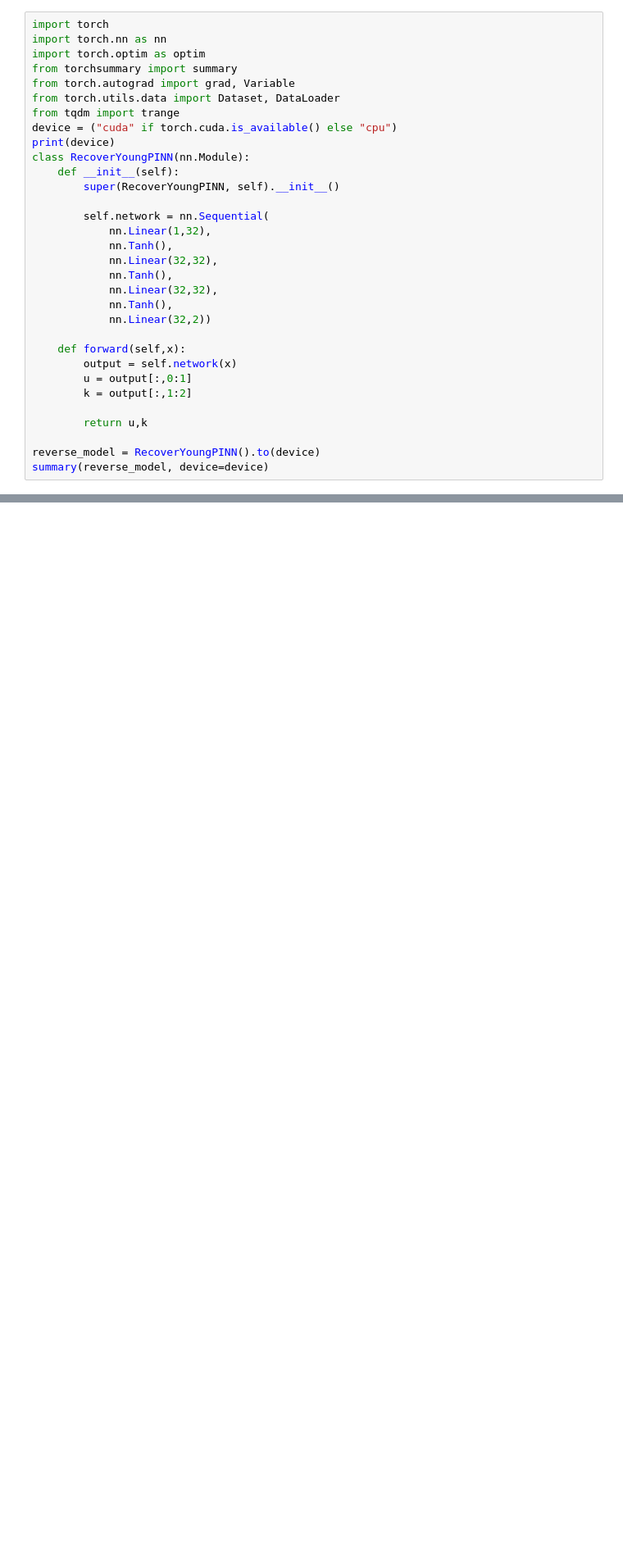
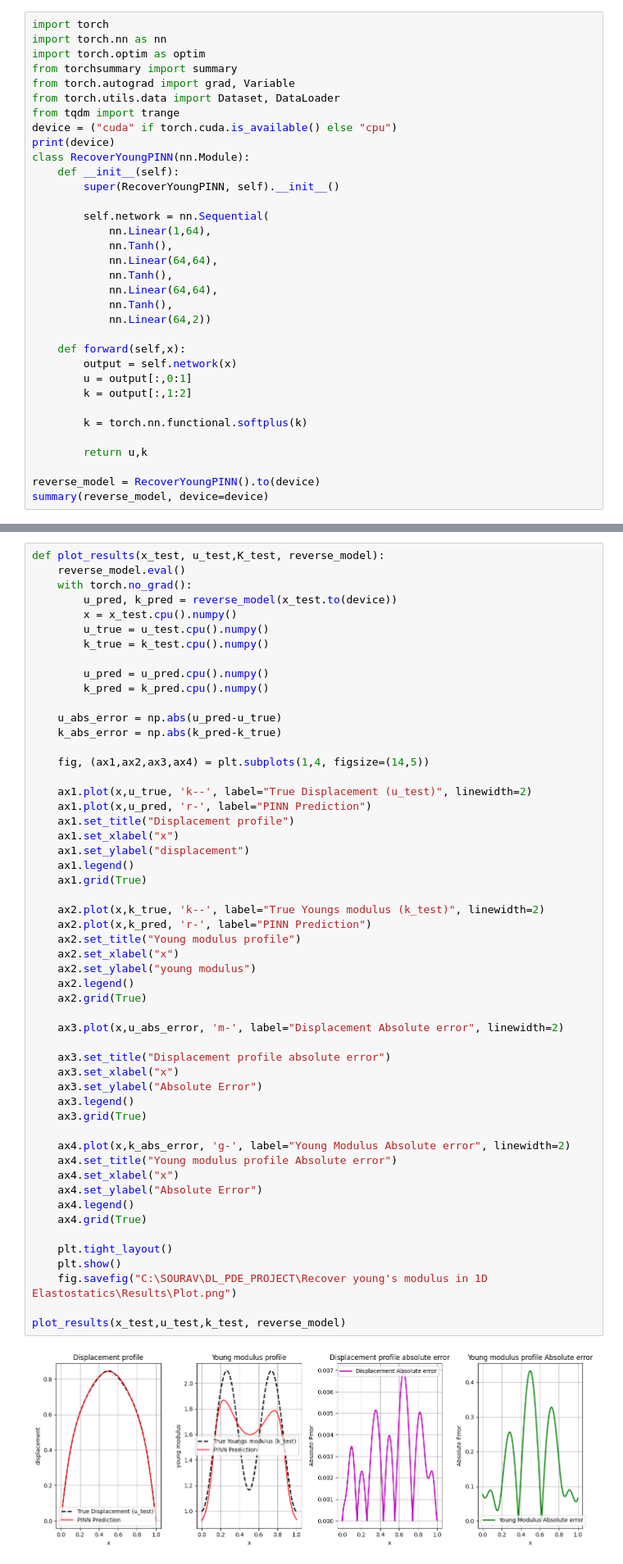
Before and after one commit to sourav0208/Inverse_PINNs_1D_Elastostatics, a Jupyter notebook: Problem_A.ipynb, the cells around one changed output, grey strips where cells are left out. Shown at 82% size. Saved outputs shown, nothing was run; the diff lists cells and outputs as text; blank space fills up the shorter version.

Commit message:
Trained model

```diff
--- a/Problem_A.ipynb
+++ b/Problem_A.ipynb
@@ -115,19 +128,21 @@ class RecoverYoungPINN(nn.Module):
         super(RecoverYoungPINN, self).__init__()
 
         self.network = nn.Sequential(
-            nn.Linear(1,32),
+            nn.Linear(1,64),
             nn.Tanh(),
-            nn.Linear(32,32),
+            nn.Linear(64,64),
             nn.Tanh(),
-            nn.Linear(32,32),
+            nn.Linear(64,64),
             nn.Tanh(),
-            nn.Linear(32,2))
+            nn.Linear(64,2))
 
     def forward(self,x):
         output = self.network(x)
         u = output[:,0:1]
         k = output[:,1:2]
 
+        k = torch.nn.functional.softplus(k)
+
         return u,k
 
 reverse_model = RecoverYoungPINN().to(device)
@@ -258,0 +287,55 @@ Starting training..
+# %%
+def plot_results(x_test, u_test,K_test, reverse_model):
+    reverse_model.eval()
+    with torch.no_grad():
+        u_pred, k_pred = reverse_model(x_test.to(device))
+        x = x_test.cpu().numpy()
+        u_true = u_test.cpu().numpy()
+        k_true = k_test.cpu().numpy()
+
+        u_pred = u_pred.cpu().numpy()
+        k_pred = k_pred.cpu().numpy()
+
+    u_abs_error = np.abs(u_pred-u_true)
+    k_abs_error = np.abs(k_pred-k_true)
+
+    fig, (ax1,ax2,ax3,ax4) = plt.subplots(1,4, figsize=(14,5))
+
+    ax1.plot(x,u_true, 'k--', label="True Displacement (u_test)", linewidth=2)
+    ax1.plot(x,u_pred, 'r-', label="PINN Prediction")
+    ax1.set_title("Displacement profile")
+    ax1.set_xlabel("x")
+    ax1.set_ylabel("displacement")
+    ax1.legend()
+    ax1.grid(True)
+
+    ax2.plot(x,k_true, 'k--', label="True Youngs modulus (k_test)", linewidth=2)
+    ax2.plot(x,k_pred, 'r-', label="PINN Prediction")
+    ax2.set_title("Young modulus profile")
+    ax2.set_xlabel("x")
+    ax2.set_ylabel("young modulus")
+    ax2.legend()
+    ax2.grid(True)
+
+    ax3.plot(x,u_abs_error, 'm-', label="Displacement Absolute error", linewidth=2)
+
+    ax3.set_title("Displacement profile absolute error")
+    ax3.set_xlabel("x")
+    ax3.set_ylabel("Absolute Error")
+    ax3.legend()
+    ax3.grid(True)
+
+    ax4.plot(x,k_abs_error, 'g-', label="Young Modulus Absolute error", linewidth=2)
+    ax4.set_title("Young modulus profile Absolute error")
+    ax4.set_xlabel("x")
+    ax4.set_ylabel("Absolute Error")
+    ax4.legend()
+    ax4.grid(True)
+
+    plt.tight_layout()
+    plt.show()
+    fig.savefig("C:\SOURAV\DL_PDE_PROJECT\Recover young's modulus in 1D Elastostatics\Results\Plot.png")
+
+plot_results(x_test,u_test,k_test, reverse_model)
+# %% [output]
+[figure, added]
```
Also changed, not shown: parts of 5 cells of this notebook, 1 other file.
